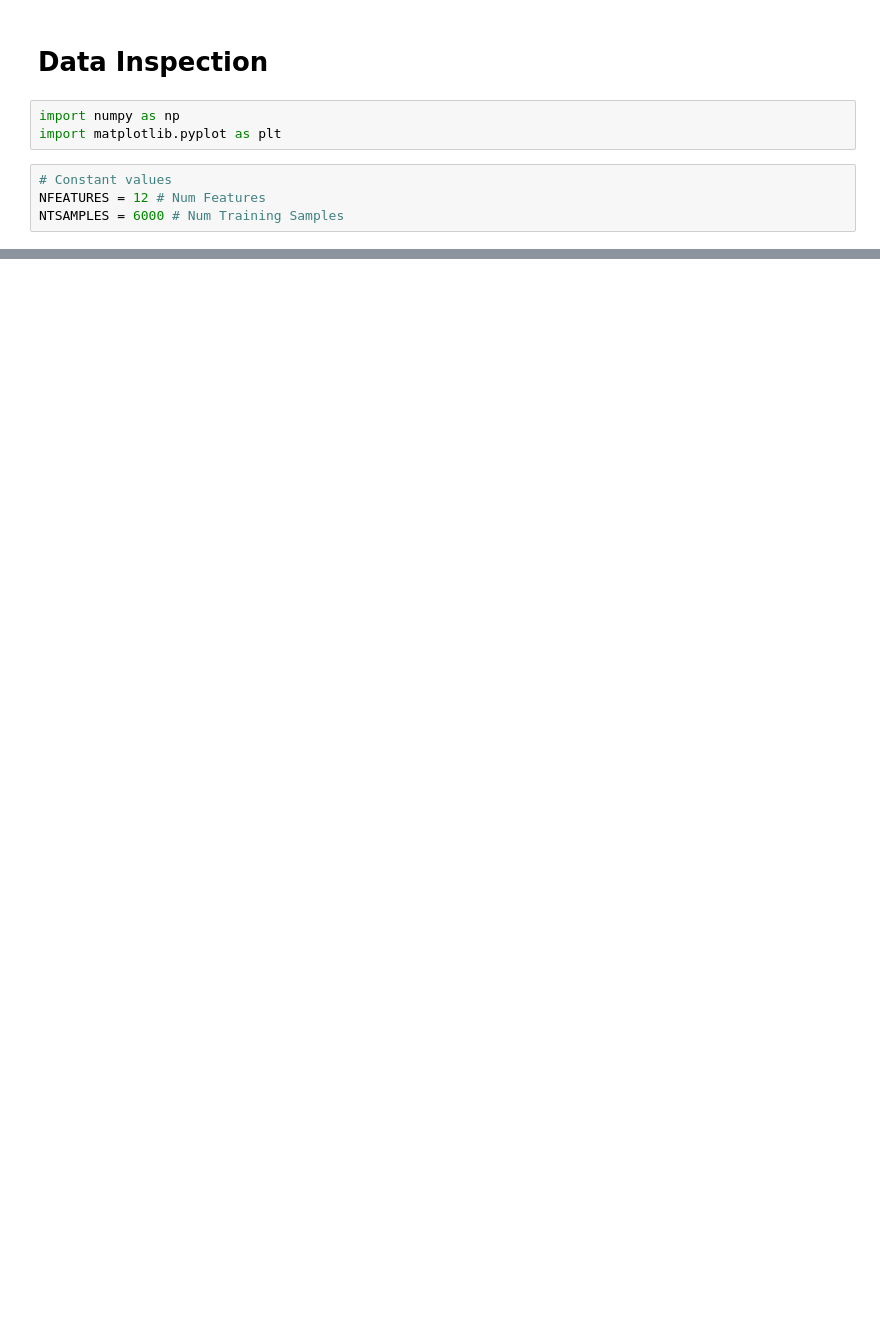
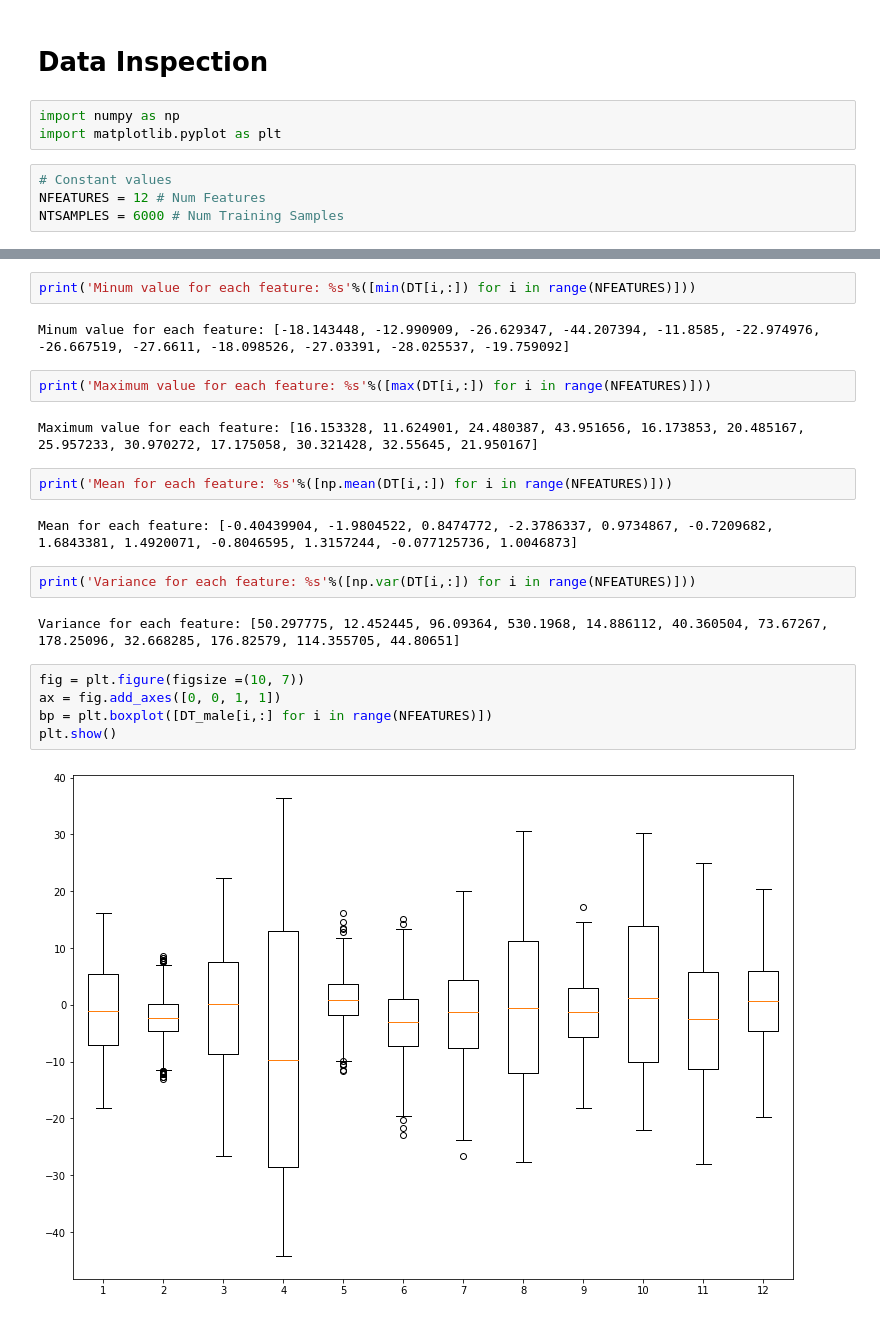
Before and after one commit to mattyred/poliTO-MLPR-Project, a Jupyter notebook: Code/Notebooks/DataInspection.ipynb, the cells around one changed output, grey strips where cells are left out. Saved outputs shown, nothing was run; the diff lists cells and outputs as text; blank space fills up the shorter version.

```diff
--- a/Code/Notebooks/DataInspection.ipynb
+++ b/Code/Notebooks/DataInspection.ipynb
@@ -31,0 +41,23 @@ for i in range(1):
+# %%
+print('Minum value for each feature: %s'%([min(DT[i,:]) for i in range(NFEATURES)]))
+# %% [output]
+Minum value for each feature: [-18.143448, -12.990909, -26.629347, -44.207394, -11.8585, -22.974976, -26.667519, -27.6611, -18.098526, -27.03391, -28.025537, -19.759092]
+# %%
+print('Maximum value for each feature: %s'%([max(DT[i,:]) for i in range(NFEATURES)]))
+# %% [output]
+Maximum value for each feature: [16.153328, 11.624901, 24.480387, 43.951656, 16.173853, 20.485167, 25.957233, 30.970272, 17.175058, 30.321428, 32.55645, 21.950167]
+# %%
+print('Mean for each feature: %s'%([np.mean(DT[i,:]) for i in range(NFEATURES)]))
+# %% [output]
+Mean for each feature: [-0.40439904, -1.9804522, 0.8474772, -2.3786337, 0.9734867, -0.7209682, 1.6843381, 1.4920071, -0.8046595, 1.3157244, -0.077125736, 1.0046873]
+# %%
+print('Variance for each feature: %s'%([np.var(DT[i,:]) for i in range(NFEATURES)]))
+# %% [output]
+Variance for each feature: [50.297775, 12.452445, 96.09364, 530.1968, 14.886112, 40.360504, 73.67267, 178.25096, 32.668285, 176.82579, 114.355705, 44.80651]
+# %%
+fig = plt.figure(figsize =(10, 7))
+ax = fig.add_axes([0, 0, 1, 1])
+bp = plt.boxplot([DT_male[i,:] for i in range(NFEATURES)])
+plt.show()
+# %% [output]
+[figure, added]
```
Also changed, not shown: parts of 2 cells of this notebook.
